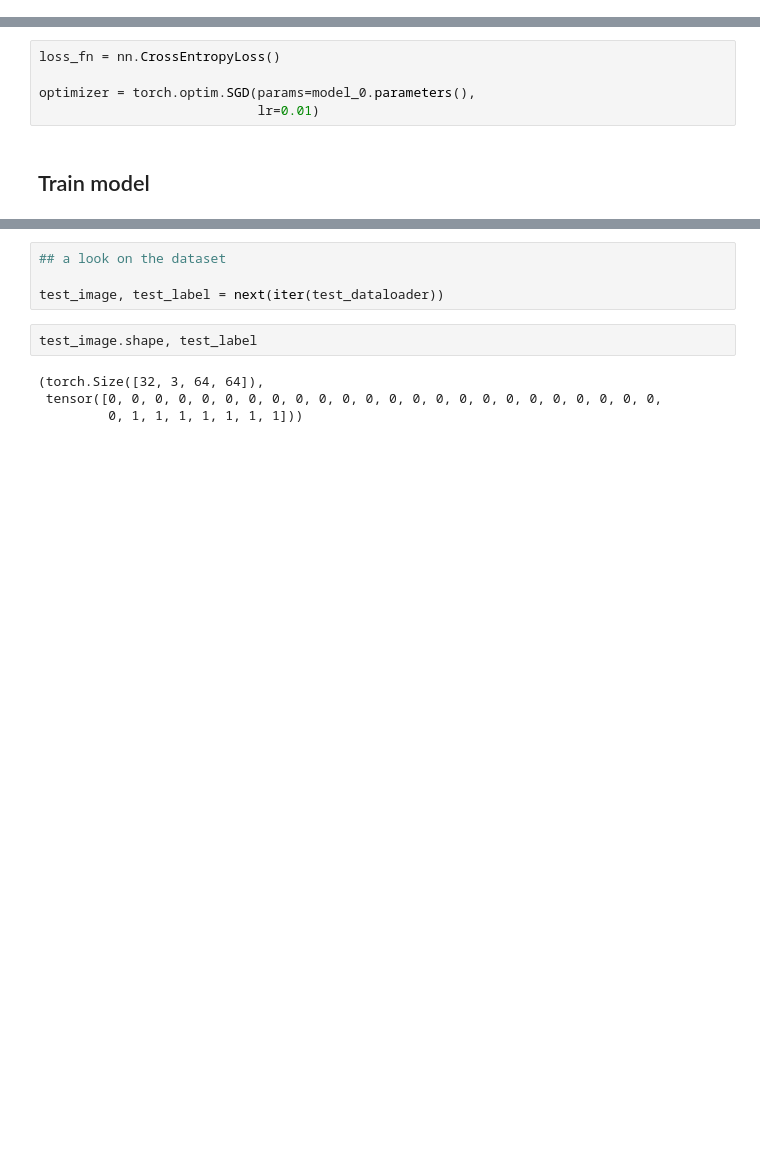
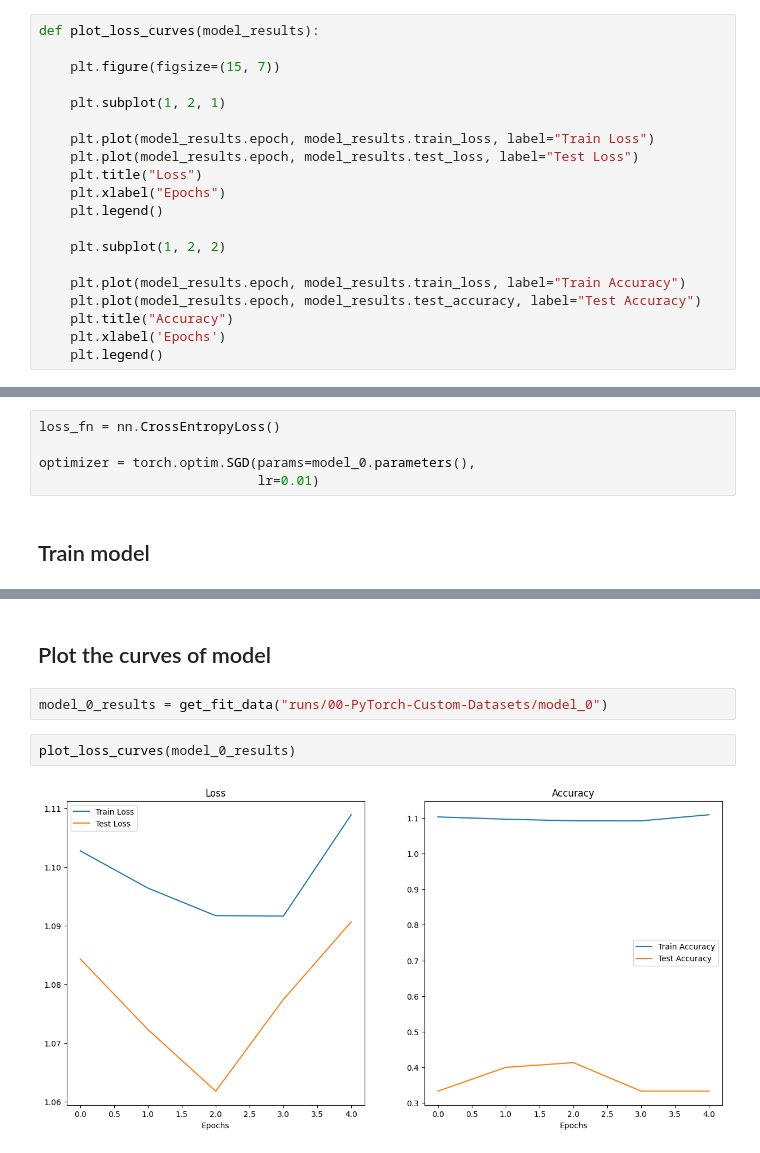
Before and after one commit to MuhammadAbuBakarQureshi/Machine-Learning, a Jupyter notebook: PyTorch/10-PyTorch-Custom-Datasets.ipynb, the cells around one changed output, grey strips where cells are left out. Cells and saved outputs as stored; diff of their text form; blank space fills up the shorter version.

```diff
--- a/PyTorch/10-PyTorch-Custom-Datasets.ipynb
+++ b/PyTorch/10-PyTorch-Custom-Datasets.ipynb
@@ -467,3 +549,23 @@ def fit_fn(model: nn.Module,
+# %%
+def plot_loss_curves(model_results):
+
+    plt.figure(figsize=(15, 7))
+
+    plt.subplot(1, 2, 1)
+
+    plt.plot(model_results.epoch, model_results.train_loss, label="Train Loss")
+    plt.plot(model_results.epoch, model_results.test_loss, label="Test Loss")
+    plt.title("Loss")
+    plt.xlabel("Epochs")
+    plt.legend()
+
+    plt.subplot(1, 2, 2)
+
+    plt.plot(model_results.epoch, model_results.train_loss, label="Train Accuracy")
+    plt.plot(model_results.epoch, model_results.test_accuracy, label="Test Accuracy")
+    plt.title("Accuracy")
+    plt.xlabel('Epochs')
+    plt.legend()
 # %% [markdown]
 ## Create TinyVGG model
 # %%
@@ -620,10 +747,8 @@ Total time taken on cuda is 19.697349699999904
-# %%
-## a look on the dataset
-
-test_image, test_label = next(iter(test_dataloader))
-# %%
-test_image.shape, test_label
-# %% [output]
-(torch.Size([32, 3, 64, 64]),
- tensor([0, 0, 0, 0, 0, 0, 0, 0, 0, 0, 0, 0, 0, 0, 0, 0, 0, 0, 0, 0, 0, 0, 0, 0,
-         0, 1, 1, 1, 1, 1, 1, 1]))
+# %% [markdown]
+## Plot the curves of model
+# %%
+model_0_results = get_fit_data("runs/00-PyTorch-Custom-Datasets/model_0")
+# %%
+plot_loss_curves(model_0_results)
+# %% [output]
+[figure, added]
```
Also changed, not shown: parts of 9 cells of this notebook.
